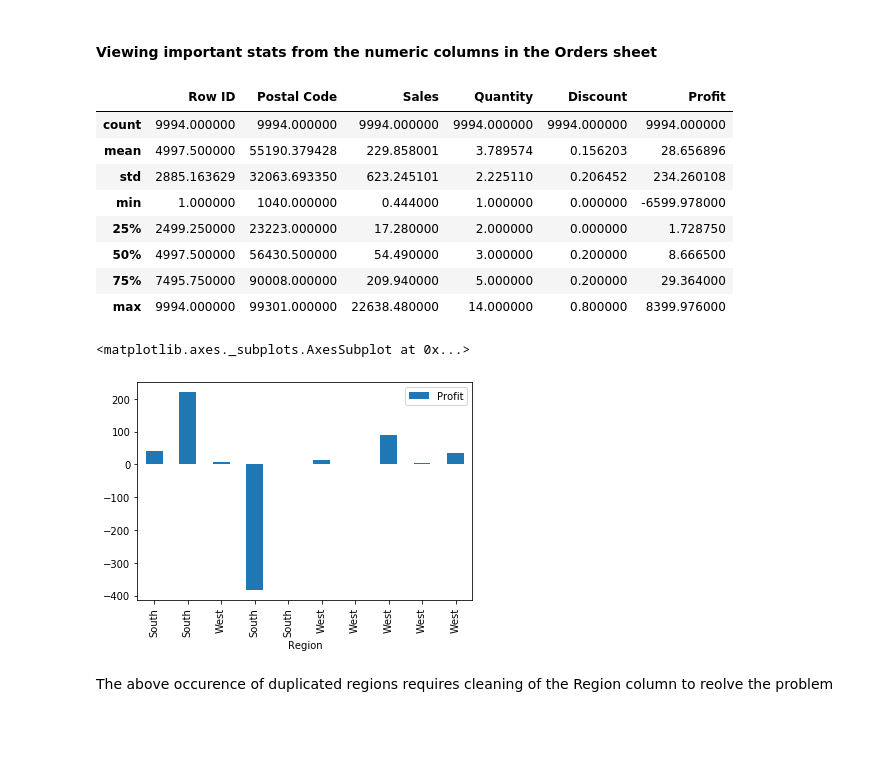
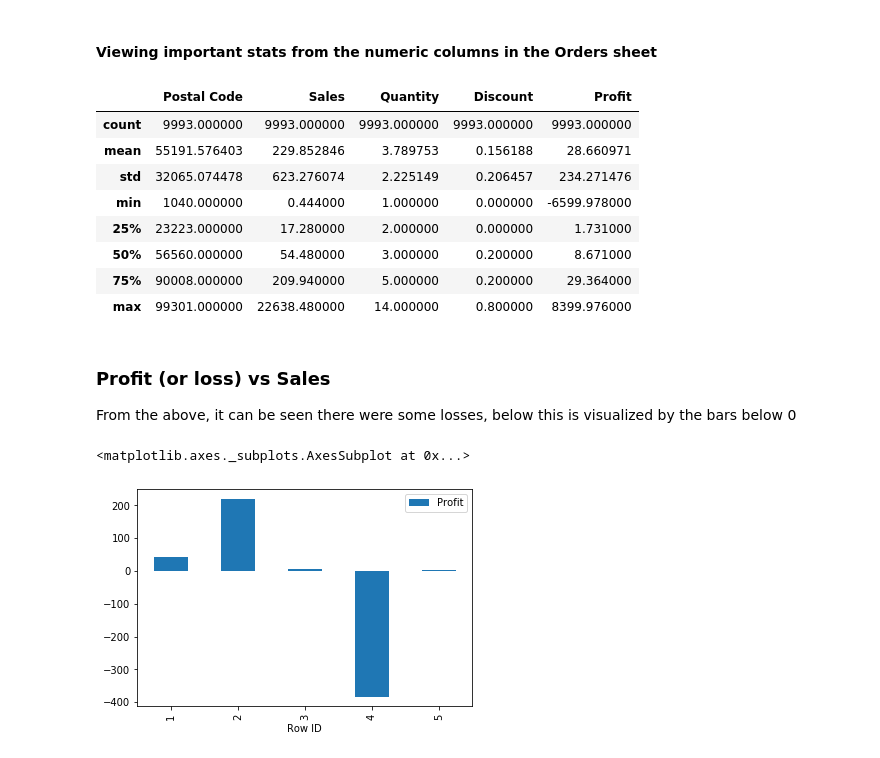
Before and after one commit to momills/elu_notebooks, a Jupyter notebook: M3/M3_W4_Michael_O_Mills.ipynb, the cells around one changed output. Cells and saved outputs as stored; diff of their text form; code cells hidden in the pictures; blank space fills up the shorter version.

```diff
--- a/M3/M3_W4_Michael_O_Mills.ipynb
+++ b/M3/M3_W4_Michael_O_Mills.ipynb
@@ -58,0 +67,4 @@ df.shape
+# %%
+#removing duplicates
+df = df.drop_duplicates()
+df.shape
@@ -83,19 +97,21 @@ As displayed above, the dataset doesnt have any null values!
 # %%
 df.describe()
 # %% [output]
-|  | Row ID | Postal Code | Sales | Quantity | Discount | Profit |
-| count | 9994.000000 | 9994.000000 | 9994.000000 | 9994.000000 | 9994.000000 | 9994.000000 |
-| mean | 4997.500000 | 55190.379428 | 229.858001 | 3.789574 | 0.156203 | 28.656896 |
-| std | 2885.163629 | 32063.693350 | 623.245101 | 2.225110 | 0.206452 | 234.260108 |
-| min | 1.000000 | 1040.000000 | 0.444000 | 1.000000 | 0.000000 | -6599.978000 |
-| 25% | 2499.250000 | 23223.000000 | 17.280000 | 2.000000 | 0.000000 | 1.728750 |
-| 50% | 4997.500000 | 56430.500000 | 54.490000 | 3.000000 | 0.200000 | 8.666500 |
-| 75% | 7495.750000 | 90008.000000 | 209.940000 | 5.000000 | 0.200000 | 29.364000 |
-| max | 9994.000000 | 99301.000000 | 22638.480000 | 14.000000 | 0.800000 | 8399.976000 |
+|  | Postal Code | Sales | Quantity | Discount | Profit |
+| count | 9993.000000 | 9993.000000 | 9993.000000 | 9993.000000 | 9993.000000 |
+| mean | 55191.576403 | 229.852846 | 3.789753 | 0.156188 | 28.660971 |
+| std | 32065.074478 | 623.276074 | 2.225149 | 0.206457 | 234.271476 |
+| min | 1040.000000 | 0.444000 | 1.000000 | 0.000000 | -6599.978000 |
+| 25% | 23223.000000 | 17.280000 | 2.000000 | 0.000000 | 1.731000 |
+| 50% | 56560.000000 | 54.480000 | 3.000000 | 0.200000 | 8.671000 |
+| 75% | 90008.000000 | 209.940000 | 5.000000 | 0.200000 | 29.364000 |
+| max | 99301.000000 | 22638.480000 | 14.000000 | 0.800000 | 8399.976000 |
+# %% [markdown]
+### Profit (or loss) vs Sales
+From the above, it can be seen there were some losses, below this is visualized by the bars below 0
 # %%
-df.head(10).plot(kind='bar', y='Profit', x='Region')
+#plotting only head to verify
+df.head().plot(kind='bar', y='Profit')
 # %% [output]
 <matplotlib.axes._subplots.AxesSubplot at 0x...>
-[figure, old version]
+[figure, new version]
-# %% [markdown]
-The above occurence of duplicated regions requires cleaning of the Region column to reolve the problem
```
Also changed, not shown: parts of 27 cells of this notebook, 1 other file.
